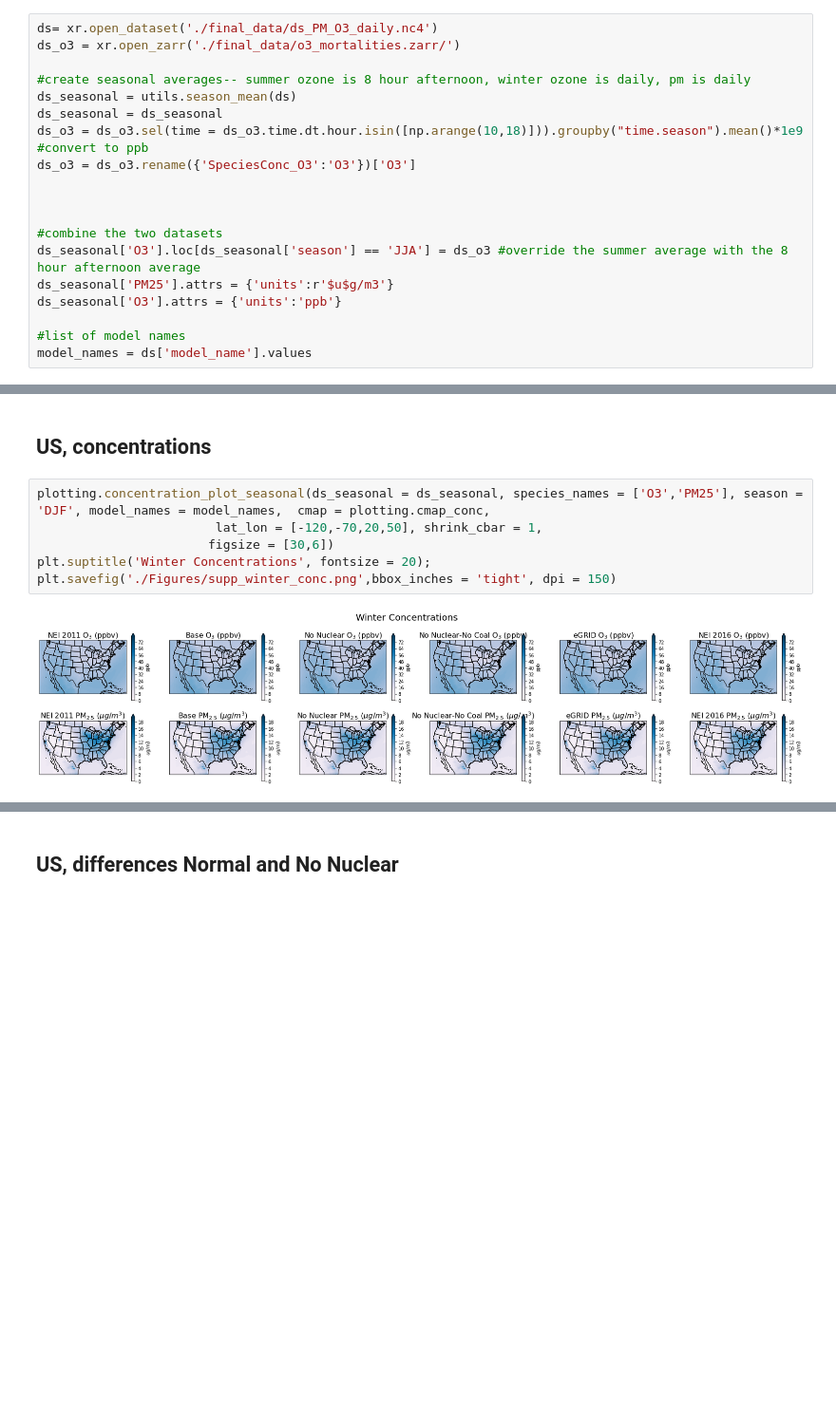
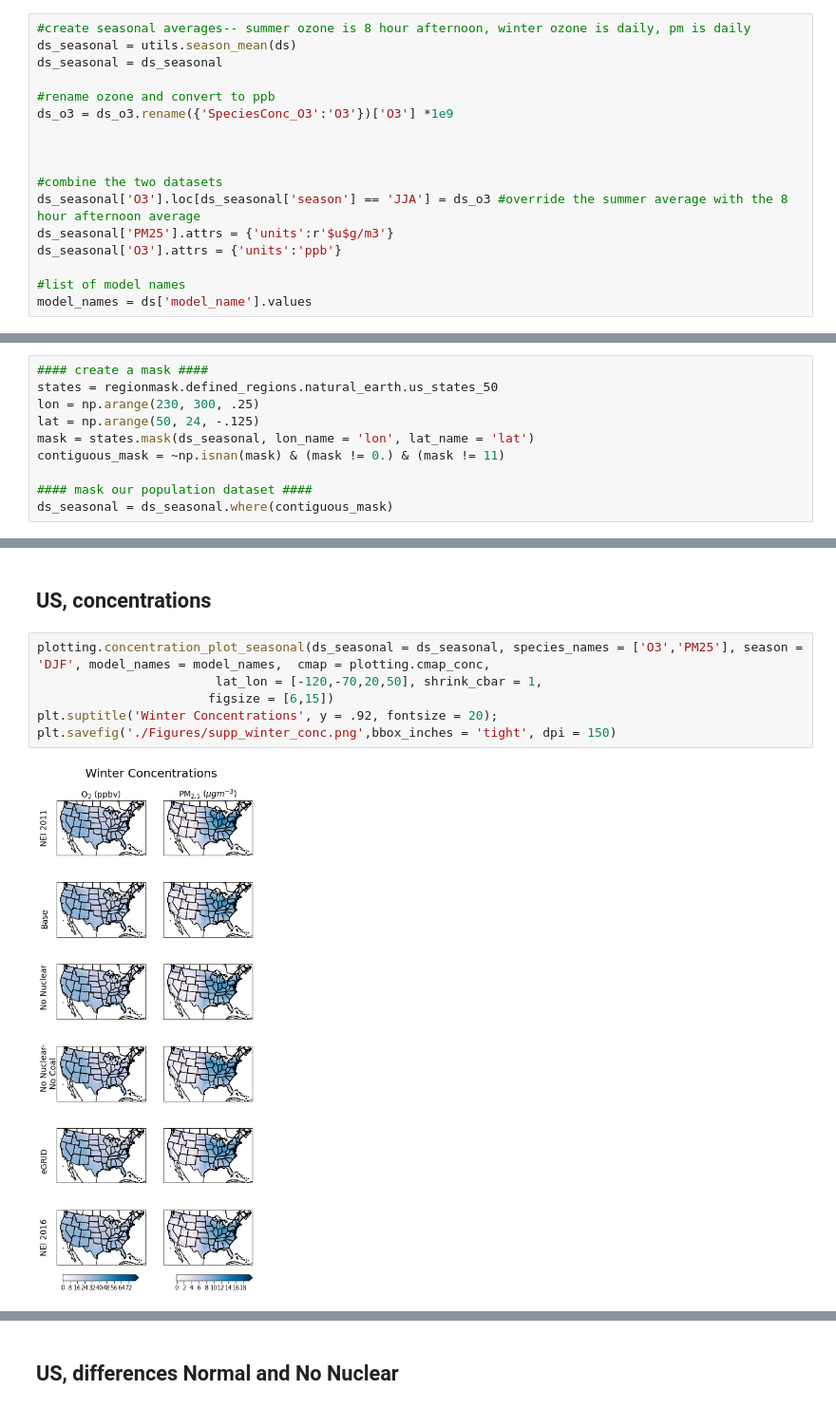
Before and after one commit to lfreese/us-ego, a Jupyter notebook: ego_nonuclear_project/8_PM25_ozone_dif_analysis.ipynb, the cells around one changed output, grey strips where cells are left out. Shown: that part at 95% size. Drawn from its saved outputs; the diff is of its cells as text; blank space fills up the shorter version.

```diff
--- a/ego_nonuclear_project/8_PM25_ozone_dif_analysis.ipynb
+++ b/ego_nonuclear_project/8_PM25_ozone_dif_analysis.ipynb
@@ -37,12 +40,10 @@ np.seterr(invalid='ignore'); # disable a warning from matplotlib and cartopy
 # %%
-ds= xr.open_dataset('./final_data/ds_PM_O3_daily.nc4')
-ds_o3 = xr.open_zarr('./final_data/o3_mortalities.zarr/')
-
 #create seasonal averages-- summer ozone is 8 hour afternoon, winter ozone is daily, pm is daily
 ds_seasonal = utils.season_mean(ds)
 ds_seasonal = ds_seasonal
-ds_o3 = ds_o3.sel(time = ds_o3.time.dt.hour.isin([np.arange(10,18)])).groupby("time.season").mean()*1e9 #convert to ppb
-ds_o3 = ds_o3.rename({'SpeciesConc_O3':'O3'})['O3']
+
+#rename ozone and convert to ppb
+ds_o3 = ds_o3.rename({'SpeciesConc_O3':'O3'})['O3'] *1e9
 
 
 
@@ -56,3 +59,13 @@ model_names = ds['model_name'].values
+# %%
+#### create a mask ####
+states = regionmask.defined_regions.natural_earth.us_states_50
+lon = np.arange(230, 300, .25)
+lat = np.arange(50, 24, -.125)
+mask = states.mask(ds_seasonal, lon_name = 'lon', lat_name = 'lat')
+contiguous_mask = ~np.isnan(mask) & (mask != 0.) & (mask != 11)
+
+#### mask our population dataset ####
+ds_seasonal = ds_seasonal.where(contiguous_mask)
 # %% [markdown]
 # Plots
 # %% [markdown]
@@ -60,11 +73,11 @@ model_names = ds['model_name'].values
 # %%
 plotting.concentration_plot_seasonal(ds_seasonal = ds_seasonal, species_names = ['O3','PM25'], season = 'DJF', model_names = model_names,  cmap = plotting.cmap_conc,
                         lat_lon = [-120,-70,20,50], shrink_cbar = 1,
-                       figsize = [30,6])
-plt.suptitle('Winter Concentrations', fontsize = 20);
+                       figsize = [6,15])
+plt.suptitle('Winter Concentrations', y = .92, fontsize = 20);
 plt.savefig('./Figures/supp_winter_conc.png',bbox_inches = 'tight', dpi = 150)
 # %% [output]
-[figure, old version]
+[figure, new version]
 # %%
 plotting.concentration_plot_seasonal(ds_seasonal = ds_seasonal, species_names = ['O3','PM25'], season = 'JJA', model_names = model_names,  cmap = plotting.cmap_conc,
                         lat_lon = [-120,-70,20,50], shrink_cbar = 1,
```
Also changed, not shown: parts of 8 cells of this notebook, 29 other files.
